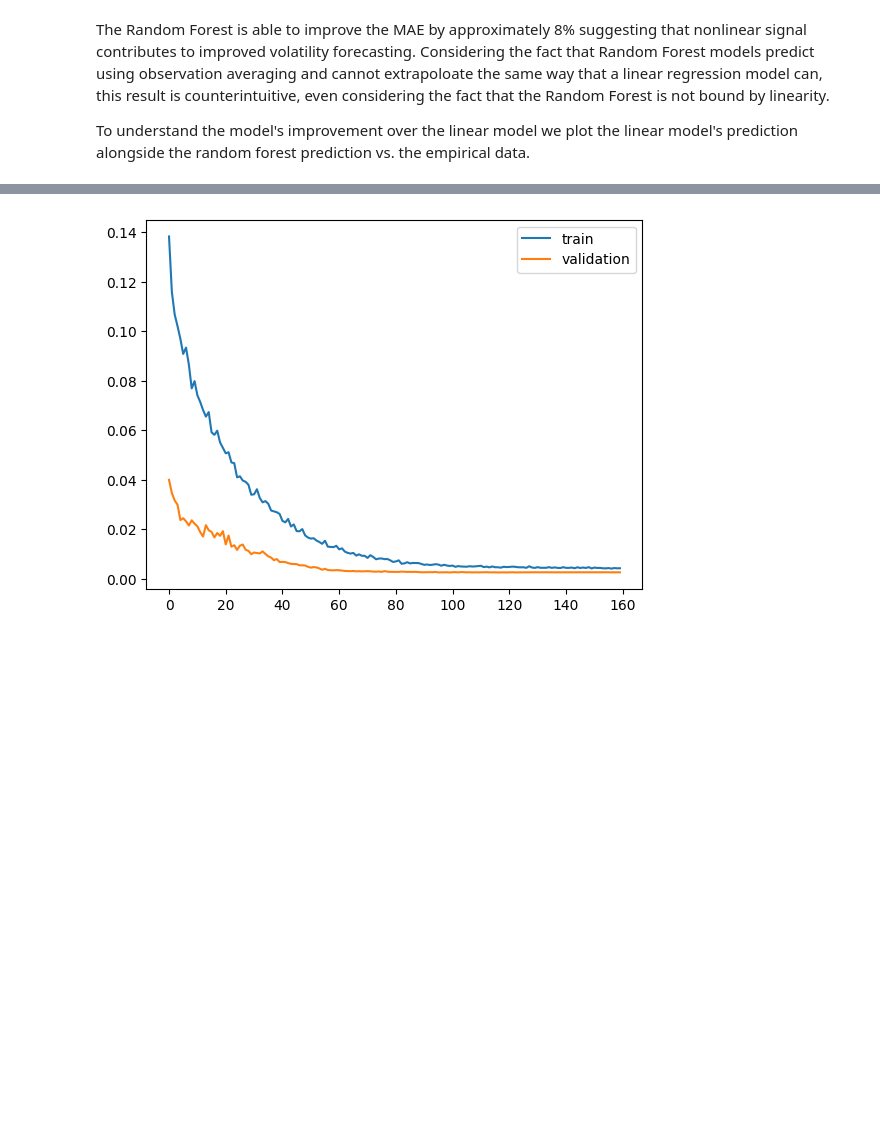
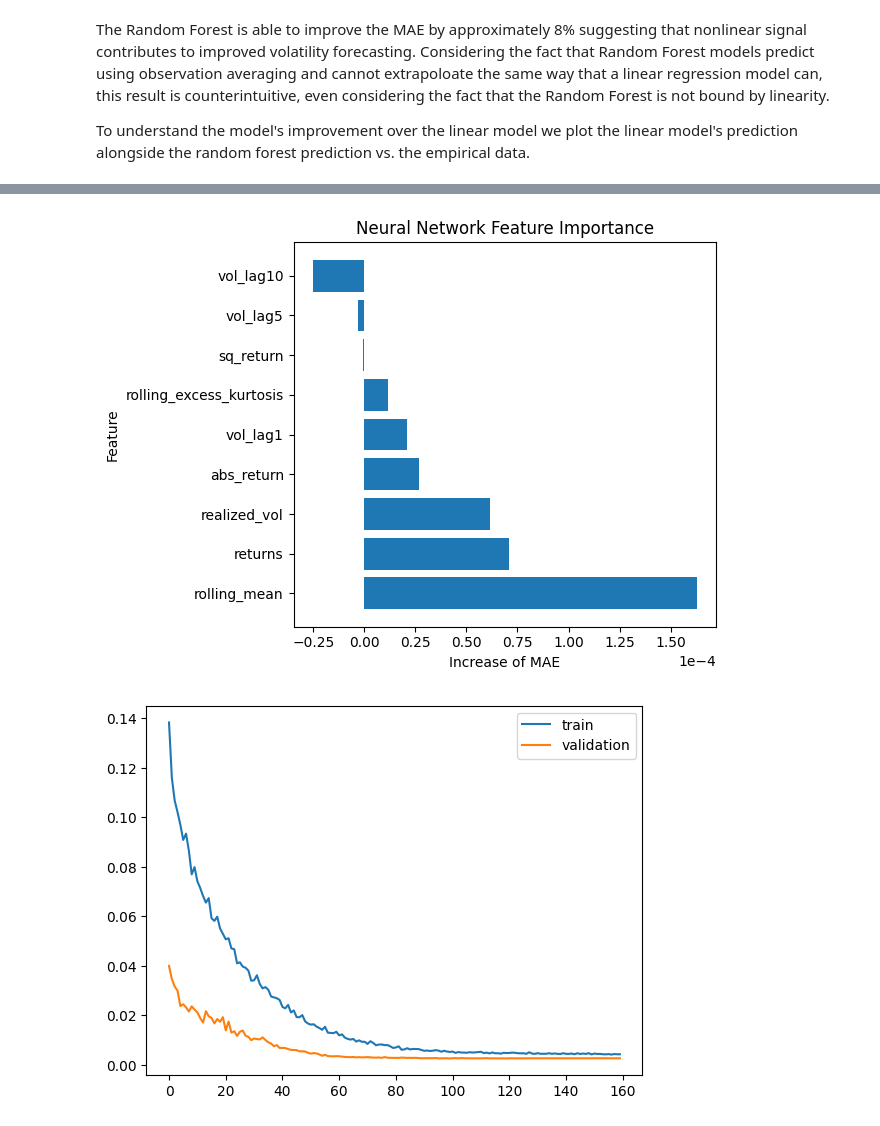
Before and after one commit to noellerpaula/gbm_vs_sp500, a Jupyter notebook: notebooks/analysis.ipynb, the cells around one changed output, grey strips where cells are left out. Cells and saved outputs as stored; diff of their text form; code cells hidden in the pictures; blank space fills up the shorter version.

Commit message:
Fixed problems with architecture search for neural network. Ran architecture search, began neural network analysis

```diff
--- a/notebooks/analysis.ipynb
+++ b/notebooks/analysis.ipynb
@@ -769,4 +812,8 @@ We choose a basic feed-forward network as our comparison model with 3 layers: a
 # %%
+# Since the Keras methods break off the last 20 percent of the training data to use as the validation set,
+# We use the full training and validation set as the training set for the neural model
+X_trainandvalidation_nn = X_trainandvalidation.to_numpy(dtype=np.float32)
+X_test_nn = X_test.loc[common_index_test].to_numpy(dtype=np.float32)
+y_trainandvalidation_nn = Y_trainandvalidation.to_numpy(dtype=np.float32)
 X_train_nn = X_train.to_numpy(dtype=np.float32)
-X_test_nn = X_test.to_numpy(dtype=np.float32)
 y_train_nn = Y_train.to_numpy(dtype=np.float32)
@@ -773,14 +846,16 @@ y_train_nn = Y_train.to_numpy(dtype=np.float32)
 # %%
-neural_model, history = train_reduced_neural_network(X_train_nn, y_train_nn,[180,90])
+neural_model, history = train_neural_network(X_trainandvalidation_nn, y_trainandvalidation_nn)
 print(history.history["loss"][-1])
 print(history.history["val_loss"][-1])
 y_pred_neural_train = model_prediction(neural_model, X_train_nn)
 y_pred_neural_test = model_prediction(neural_model, X_test_nn)
 y_pred_neural_train = pd.Series(y_pred_neural_train.flatten(), index=Y_train.index)
-y_pred_neural_test = pd.Series(y_pred_neural_test.flatten(), index=Y_test.index)
-evaluate_performance("Neural Network", y_pred_neural_train, y_pred_neural_test, Y_train, Y_test)
-compare_prediction("Linear Model vs Neural Model Prediction", y_pred_neural_test,"Neural Model", pred_test_reduced,"Linear Model", Y_test)
-#results = choose_architecture(X_train, Y_train, X_test, Y_test)
+y_pred_neural_test = pd.Series(y_pred_neural_test.flatten(), index=Y_test.loc[common_index_test].index)
+common_index_train = (Y_train.index.intersection(pred_train_rf_reduced.index).intersection(y_pred_neural_train))
+y_train_common = Y_train.loc[common_index_train]
+rf_train_common = pred_train_rf.loc[common_index_train]
+evaluate_performance("Neural Network", y_pred_neural_train, y_pred_neural_test, "Test Data",Y_train, y_test_common)
+compare_prediction("Linear Model vs Neural Model Prediction", y_pred_neural_test,"Neural Model",rf_test_common,"Random Forest Model", y_test_common)
 # %% [output]
 WARNING:tensorflow:TensorFlow GPU support is not available on native Windows for TensorFlow >= 2.11. Even if CUDA/cuDNN are installed, GPU will not be used. Please use WSL2 or the TensorFlow-DirectML  ...
 Epoch 1/1000
@@ -850,9 +941,4 @@ Std MAE: 0.000096
 # %%
-#feature_results = find_feature_importance(neural_model_optimized,X_test,Y_test)
-importance_nn = pd.DataFrame(feature_results.items(), columns=["Feature", "Importance"]).sort_values("Importance", ascending=False, key=abs)
-plt.barh(importance_nn["Feature"], importance_nn["Importance"])
-plt.title("Neural Network Feature Importance")
-plt.ylabel("Feature")
-plt.xlabel("Increase of MAE")
-plt.show()
+feature_results = find_feature_importance(neural_model,X_validation,Y_validation)
+importance_nn = pd.DataFrame(feature_results.items(), columns=["Feature", "Importance"]).sort_values("Importance", ascending=False)
 # %% [output]
@@ -860,3 +962,14 @@ plt.show()
+# %%
+plt.barh(importance_nn["Feature"], importance_nn["Importance"])
+plt.title("Neural Network Feature Importance")
+plt.ylabel("Feature")
+plt.xlabel("Increase of MAE")
+plt.tight_layout()
+ax = plt.gca()
+ax.ticklabel_format(style='sci', axis='x', scilimits=(0,0))
+plt.show()
+# %% [output]
+[figure, added]
 # %%
 plt.plot(history_optimized.history["loss"], label="train")
 plt.plot(history_optimized.history["val_loss"],label="validation")
```
Also changed, not shown: parts of 25 cells of this notebook, 4 other files.
